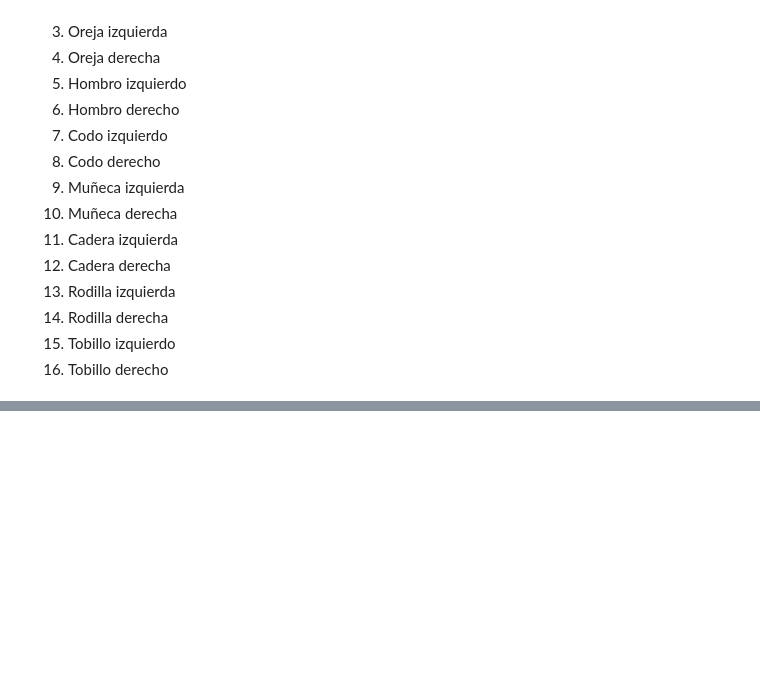
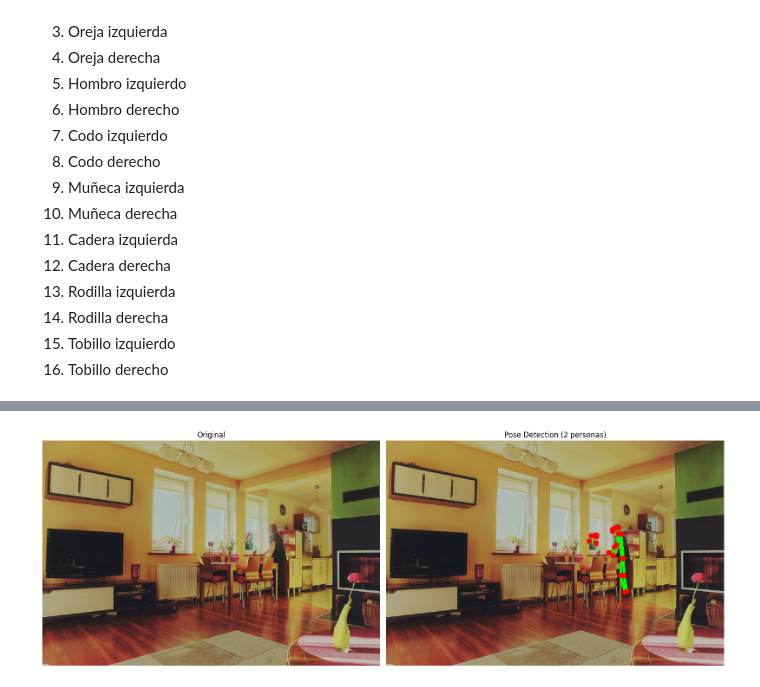
Before and after one commit to sergiovillanueva/Modelos_Fundacionales, a Jupyter notebook: 6_Pose.ipynb, the cells around one changed output, grey strips where cells are left out. Drawn from its saved outputs; the diff is of its cells as text; code cells hidden in the pictures; blank space fills up the shorter version.

```diff
--- a/6_Pose.ipynb
+++ b/6_Pose.ipynb
@@ -133,61 +199,51 @@ Podemos dibujar los keypoints de manera personalizada para resaltar partes espec
 # %%
-def draw_keypoints_custom(image, results):
-    """Dibuja keypoints con estilo personalizado"""
+def draw_pose(image, pose_results, min_score=0.3):
+    """Dibuja keypoints y skeleton sobre la imagen"""
 
     img_array = np.array(image).copy()
 
     # Definir conexiones del skeleton (formato COCO)
     skeleton = [
-        [15, 13], [13, 11], [16, 14], [14, 12], [11, 12],  # Piernas
-        [5, 11], [6, 12],  # Torso
-        [5, 6], [5, 7], [6, 8], [7, 9], [8, 10],  # Brazos
-        [0, 1], [0, 2], [1, 3], [2, 4], [3, 5], [4, 6]  # Cabeza
+        (15, 13), (13, 11), (16, 14), (14, 12), (11, 12),  # Piernas
+        (5, 11), (6, 12),  # Torso
+        (5, 6), (5, 7), (6, 8), (7, 9), (8, 10),  # Brazos
+        (0, 1), (0, 2), (1, 3), (2, 4), (3, 5), (4, 6)  # Cabeza
     ]
 
-    # Colores para diferentes partes
-    colors = {
-        'head': (255, 255, 0),    # Amarillo
-        'arms': (0, 255, 255),    # Cyan
-        'torso': (255, 0, 255),   # Magenta
-        'legs': (0, 255, 0)       # Verde
-    }
-
-    for person_keypoints in results[0].keypoints:
-        kpts = person_keypoints.xy[0].cpu().numpy()
-        conf = person_keypoints.conf[0].cpu().numpy()
+    for person_pose in pose_results:
+        # Crear diccionario de keypoints por ID
+        kpts_dict = {}
+        for keypoint, label, score in zip(person_pose["keypoints"], person_pose["labels"], person_pose["scores"]):
+            if score.item() > min_score:
+                kpts_dict[label.item()] = (int(keypoint[0].item()), int(keypoint[1].item()))
 
         # Dibujar lineas del skeleton
-        for connection in skeleton:
-            pt1_idx, pt2_idx = connection
-
-            if conf[pt1_idx] > 0.5 and conf[pt2_idx] > 0.5:
-                pt1 = tuple(map(int, kpts[pt1_idx]))
-                pt2 = tuple(map(int, kpts[pt2_idx]))
-
-                # Elegir color segun la parte del cuerpo
-                if pt1_idx <= 4:  # Cabeza
-                    color = colors['head']
-                elif pt1_idx <= 10:  # Brazos
-                    color = colors['arms']
-                elif pt1_idx <= 12:  # Torso
-                    color = colors['torso']
-                else:  # Piernas
-                    color = colors['legs']
-
-                cv2.line(img_array, pt1, pt2, color, 3)
+        for pt1_idx, pt2_idx in skeleton:
+            if pt1_idx in kpts_dict and pt2_idx in kpts_dict:
+                pt1 = kpts_dict[pt1_idx]
+                pt2 = kpts_dict[pt2_idx]
+                cv2.line(img_array, pt1, pt2, (0, 255, 0), 3)
 
         # Dibujar keypoints
-        for i, (kpt, c) in enumerate(zip(kpts, conf)):
-            if c > 0.5:
-                x, y = map(int, kpt)
-                cv2.circle(img_array, (x, y), 5, (255, 0, 0), -1)  # Azul
+        for kpt in kpts_dict.values():
+            cv2.circle(img_array, kpt, 5, (255, 0, 0), -1)
 
-    # Visualizar
-    plt.figure(figsize=(10, 8))
-    plt.imshow(img_array)
-    plt.title("Pose con colores por parte del cuerpo")
-    plt.axis("off")
-    plt.show()
+    return img_array
 
-# Dibujar pose personalizada
-draw_keypoints_custom(image_person, results)
+# Visualizar
+img_with_pose = draw_pose(image, image_pose_result)
+
+fig, axes = plt.subplots(1, 2, figsize=(16, 8))
+
+axes[0].imshow(image)
+axes[0].set_title("Original")
+axes[0].axis("off")
+
+axes[1].imshow(img_with_pose)
+axes[1].set_title(f"Pose Detection ({len(image_pose_result)} personas)")
+axes[1].axis("off")
+
+plt.tight_layout()
+plt.show()
+# %% [output]
+[figure, added]
```
Also changed, not shown: parts of 26 cells of this notebook, 9 other files.
